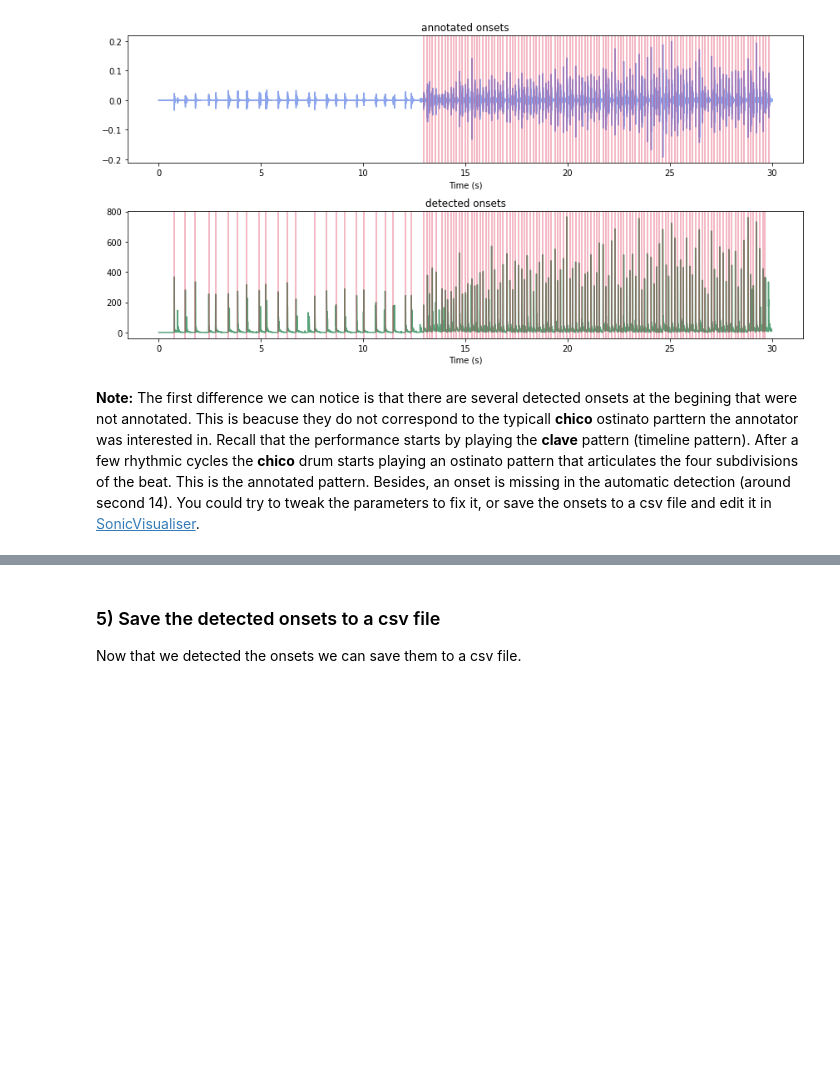
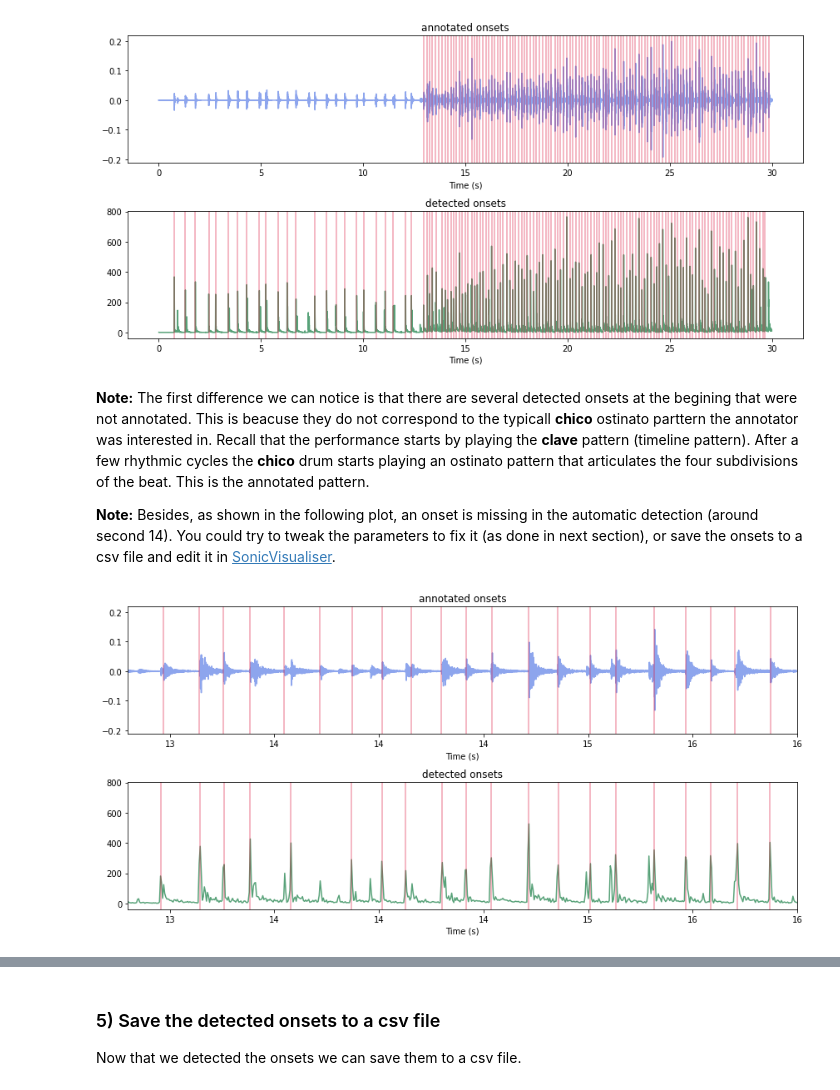
Before and after one commit to mrocamora/carat, a Jupyter notebook: examples/carat_onsets_detection_demo.ipynb, the cells around one changed output, grey strips where cells are left out. Cells and saved outputs as stored; diff of their text form; code cells hidden in the pictures; blank space fills up the shorter version.

Commit message:
improved onsets detection demo notebook

```diff
--- a/examples/carat_onsets_detection_demo.ipynb
+++ b/examples/carat_onsets_detection_demo.ipynb
@@ -190,4 +172,21 @@ plt.tight_layout()
 # %% [output]
 [figure]
 # %% [markdown]
-**Note:** The first difference we can notice is that there are several detected onsets at the begining that were not annotated. This is beacuse they do not correspond to the typicall **chico** ostinato parttern the annotator was interested in. Recall that the performance starts by playing the **clave** pattern (timeline pattern). After a few rhythmic cycles the **chico** drum starts playing an ostinato pattern that articulates the four subdivisions of the beat. This is the annotated pattern. Besides, an onset is missing in the automatic detection (around second 14). You could try to tweak the parameters to fix it, or save the onsets to a csv file and edit it in [SonicVisualiser](https://sonicvisualiser.org/).
+**Note:** The first difference we can notice is that there are several detected onsets at the begining that were not annotated. This is beacuse they do not correspond to the typicall **chico** ostinato parttern the annotator was interested in. Recall that the performance starts by playing the **clave** pattern (timeline pattern). After a few rhythmic cycles the **chico** drum starts playing an ostinato pattern that articulates the four subdivisions of the beat. This is the annotated pattern.
+
+**Note:** Besides, as shown in the following plot, an onset is missing in the automatic detection (around second 14). You could try to tweak the parameters to fix it (as done in next section), or save the onsets to a csv file and edit it in [SonicVisualiser](https://sonicvisualiser.org/).
+# %%
+limts = [12.8, 16]
+# plot waveform and annotated onsets
+plt.figure(figsize=(12,6))
+ax1 = plt.subplot(2, 1, 1)
+display.wave_plot(y, sr, ax=ax1, onsets=onsets_ann)
+plt.title('annotated onsets')
+# plot accentuation feature and detected onsets
+ax2 = plt.subplot(2, 1, 2, sharex=ax1)
+display.feature_plot(acce, times, ax=ax2, onsets=onset_times)
+plt.title('detected onsets')
+plt.xlim(limts)
+plt.tight_layout()
+# %% [output]
+[figure, added]
```
Also changed, not shown: parts of 11 cells of this notebook.
